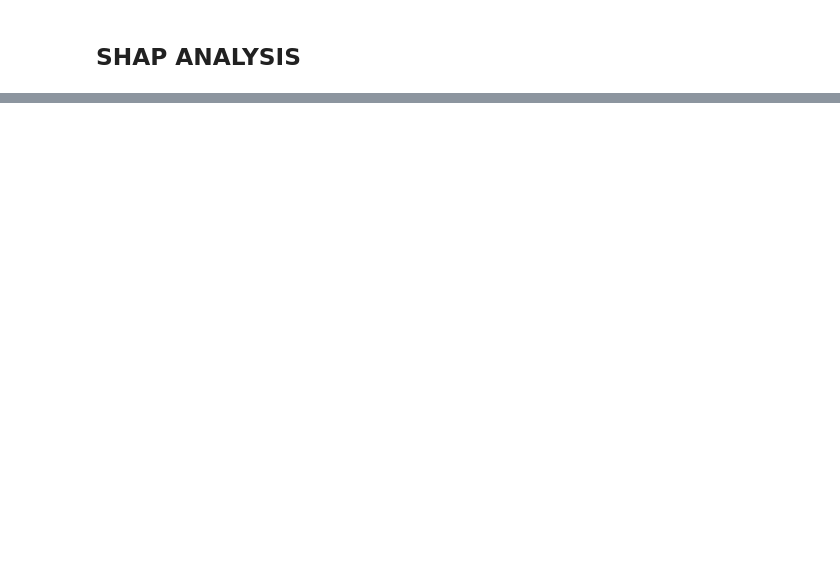
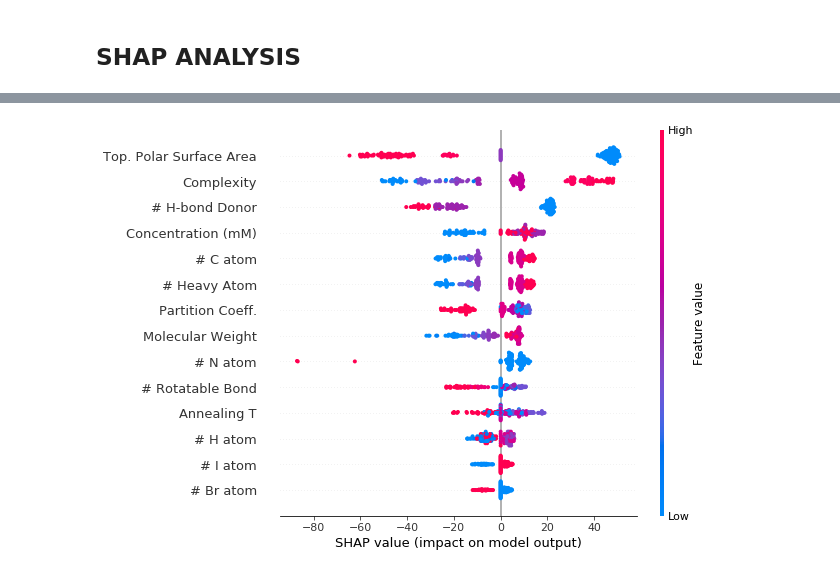
Before and after one commit to rochan17/Perovskite-Capping-ML, a Jupyter notebook: Reimplementation.ipynb, the cells around one changed output, grey strips where cells are left out. Cells and saved outputs as stored; diff of their text form; code cells hidden in the pictures; blank space fills up the shorter version.

```diff
--- a/Reimplementation.ipynb
+++ b/Reimplementation.ipynb
@@ -232,3 +226,14 @@ shap_explain=shap.KernelExplainer(gp_grid.predict,data=X_new_train)
+# %%
+shap_explain=shap.KernelExplainer(gp_grid.predict,data=X_sampled)
+import warnings
+warnings.filterwarnings(action='ignore')
+
+X_train=pd.DataFrame(X_train)
+X_train.columns=I1.columns
+shap_values=shap_explain.shap_values(X_train)
+shap.summary_plot(shap_values,X_train)
+# %% [output]
+[figure, added]
 # %%
 import warnings
 warnings.filterwarnings(action='ignore')
```
Also changed, not shown: parts of 18 cells of this notebook.
